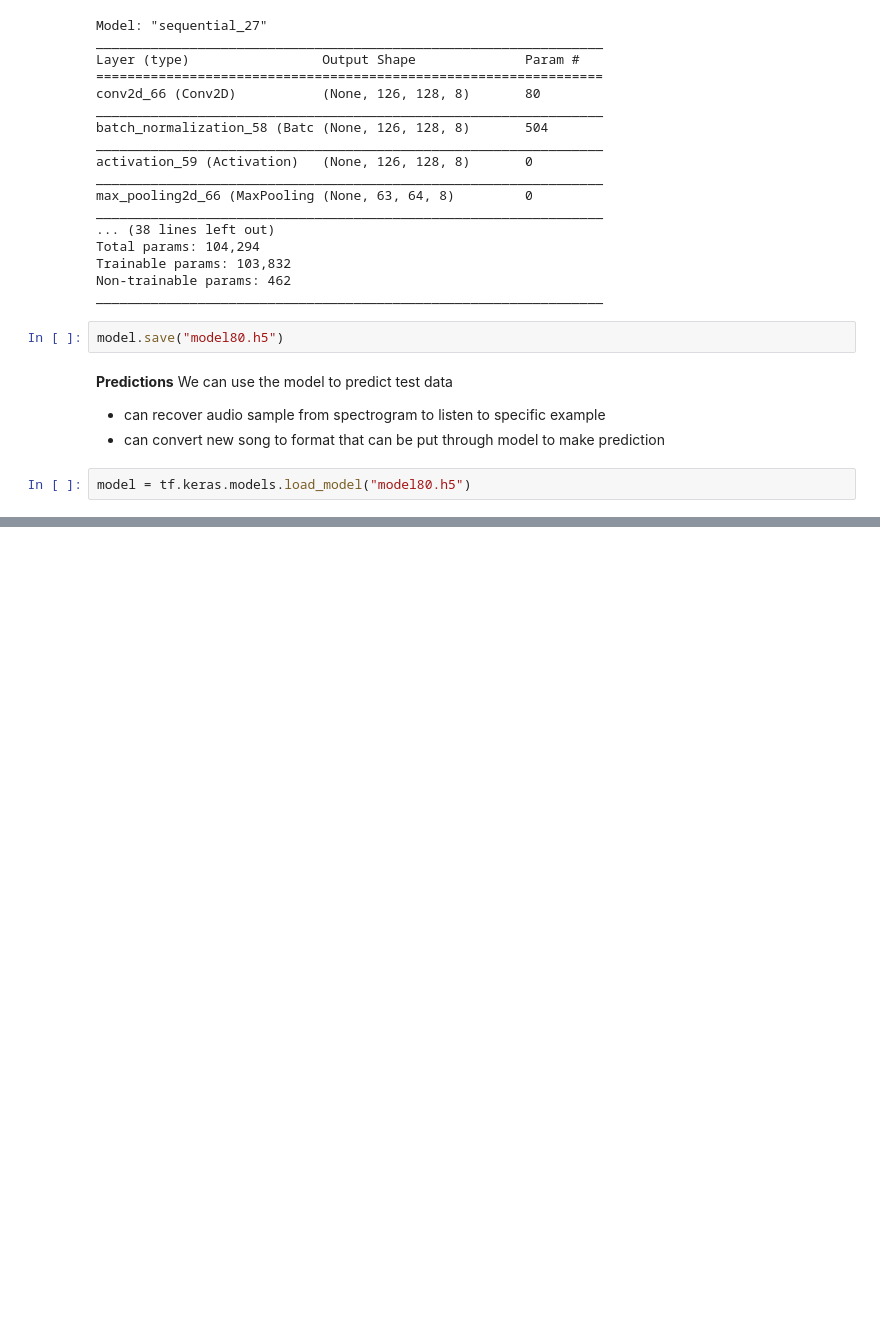
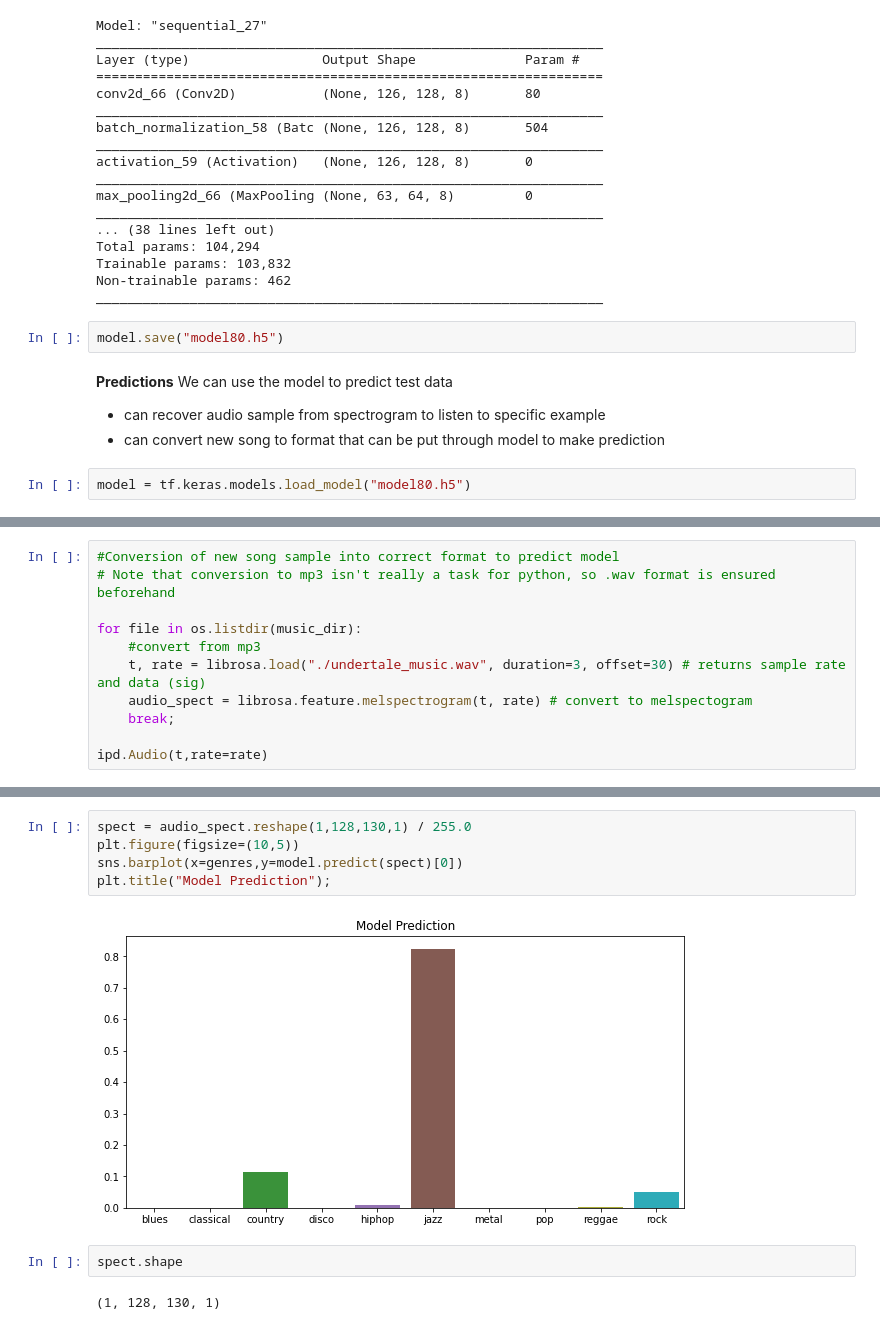
Before and after one commit to alexpondaven/Music-Genre-Classification, a Jupyter notebook: 4-Models using Mel Spectogram (including CNN).ipynb, the cells around one changed output, grey strips where cells are left out. Drawn from its saved outputs; the diff is of its cells as text; blank space fills up the shorter version.

```diff
--- a/4-Models using Mel Spectogram (including CNN).ipynb
+++ b/4-Models using Mel Spectogram (including CNN).ipynb
@@ -385,0 +386,11 @@ Actual genre:  rock
+# %%
+#Conversion of new song sample into correct format to predict model
+# Note that conversion to mp3 isn't really a task for python, so .wav format is ensured beforehand
+
+for file in os.listdir(music_dir):
+    #convert from mp3
+    t, rate = librosa.load("./undertale_music.wav", duration=3, offset=30) # returns sample rate and data (sig)
+    audio_spect = librosa.feature.melspectrogram(t, rate) # convert to melspectogram
+    break;
+
+ipd.Audio(t,rate=rate)
@@ -385,0 +399,11 @@ Actual genre:  rock
+# %%
+spect = audio_spect.reshape(1,128,130,1) / 255.0
+plt.figure(figsize=(10,5))
+sns.barplot(x=genres,y=model.predict(spect)[0])
+plt.title("Model Prediction");
+# %% [output]
+[figure, added]
+# %%
+spect.shape
+# %% [output]
+(1, 128, 130, 1)
```
Also changed, not shown: parts of 11 cells of this notebook, 5 other files.
